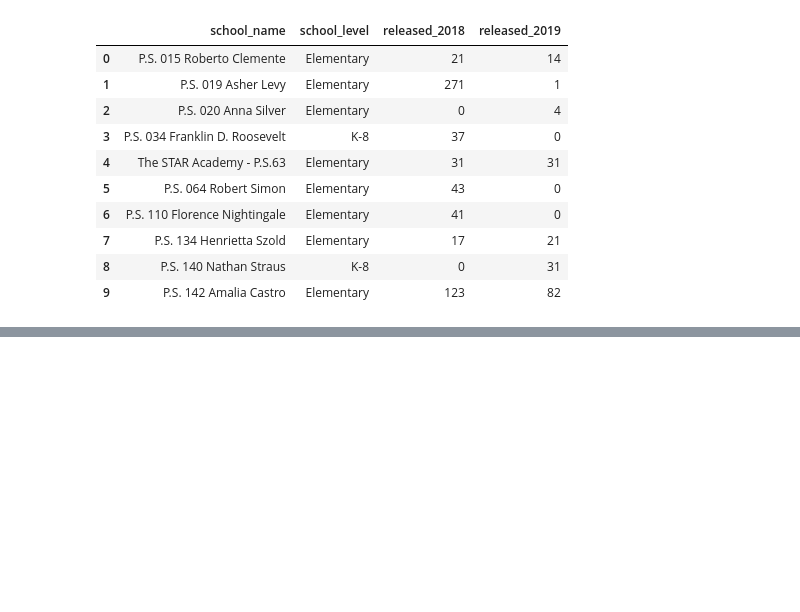
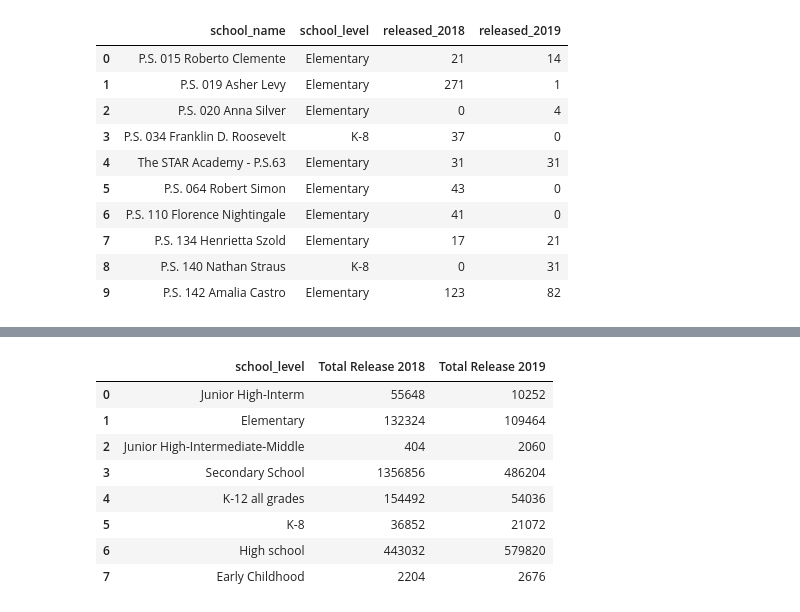
Before and after one commit to kamalnyc17/ETL_Project, a Jupyter notebook: ETL_NYC_Daily_Attendance_By_School.ipynb, the cells around one changed output, grey strips where cells are left out. Cells and saved outputs as stored; diff of their text form; code cells hidden in the pictures; blank space fills up the shorter version.

```diff
--- a/ETL_NYC_Daily_Attendance_By_School.ipynb
+++ b/ETL_NYC_Daily_Attendance_By_School.ipynb
@@ -202,0 +242,13 @@ pd.read_sql_query('select school_name, school_level, released_2018, released_201
+# %%
+# compare release by school level
+pd.read_sql_query('select school_level, SUM(released_2018) AS "Total Release 2018", SUM(released_2019) AS "Total Release 2019" from schools GROUP BY school_level', con=engine).head(10)
+# %% [output]
+|  | school_level | Total Release 2018 | Total Release 2019 |
+| 0 | Junior High-Interm | 55648 | 10252 |
+| 1 | Elementary | 132324 | 109464 |
+| 2 | Junior High-Intermediate-Middle | 404 | 2060 |
+| 3 | Secondary School | 1356856 | 486204 |
+| 4 | K-12 all grades | 154492 | 54036 |
+| 5 | K-8 | 36852 | 21072 |
+| 6 | High school | 443032 | 579820 |
+| 7 | Early Childhood | 2204 | 2676 |
```
Also changed, not shown: parts of 3 cells of this notebook.
